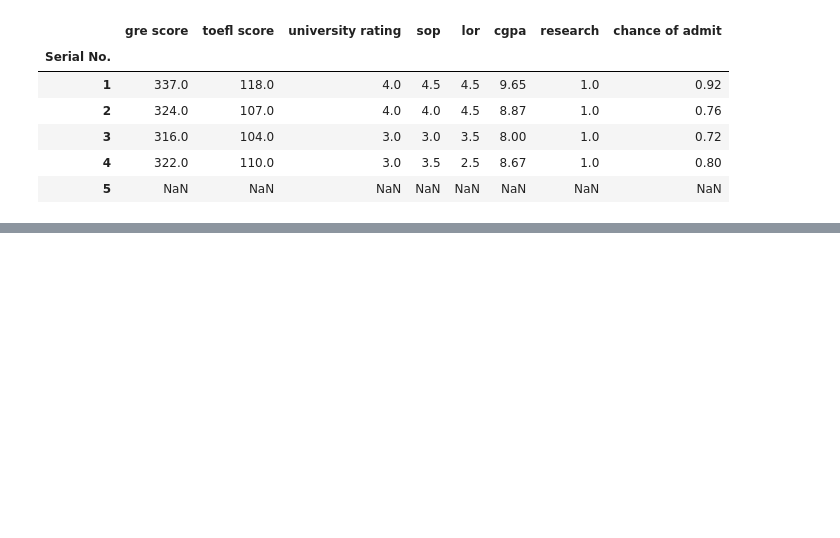
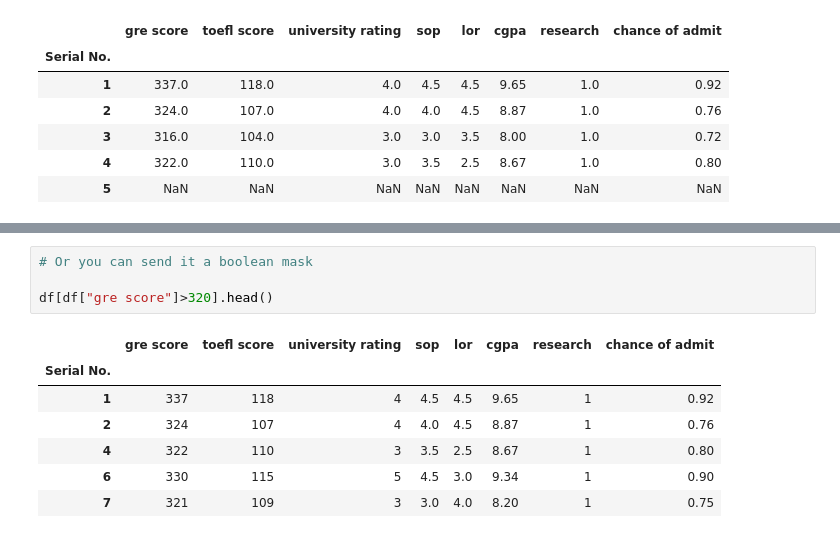
Before and after one commit to irinavalenzuela/Applied-Data-Science-Python, a Jupyter notebook: Week2_Pandas_Series.ipynb, the cells around one changed output, grey strips where cells are left out. Saved outputs shown, nothing was run; the diff lists cells and outputs as text; blank space fills up the shorter version.

```diff
--- a/Week2_Pandas_Series.ipynb
+++ b/Week2_Pandas_Series.ipynb
@@ -858,0 +911,12 @@ df.where(admit_mask).head()
+# %%
+# Or you can send it a boolean mask
+
+df[df["gre score"]>320].head()
+# %% [output]
+|  | gre score | toefl score | university rating | sop | lor | cgpa | research | chance of admit |
+| Serial No. |  |  |  |  |  |  |  |  |
+| 1 | 337 | 118 | 4 | 4.5 | 4.5 | 9.65 | 1 | 0.92 |
+| 2 | 324 | 107 | 4 | 4.0 | 4.5 | 8.87 | 1 | 0.76 |
+| 4 | 322 | 110 | 3 | 3.5 | 2.5 | 8.67 | 1 | 0.80 |
+| 6 | 330 | 115 | 5 | 4.5 | 3.0 | 9.34 | 1 | 0.90 |
+| 7 | 321 | 109 | 3 | 3.0 | 4.0 | 8.20 | 1 | 0.75 |
```
Also changed, not shown: parts of 4 cells of this notebook.
